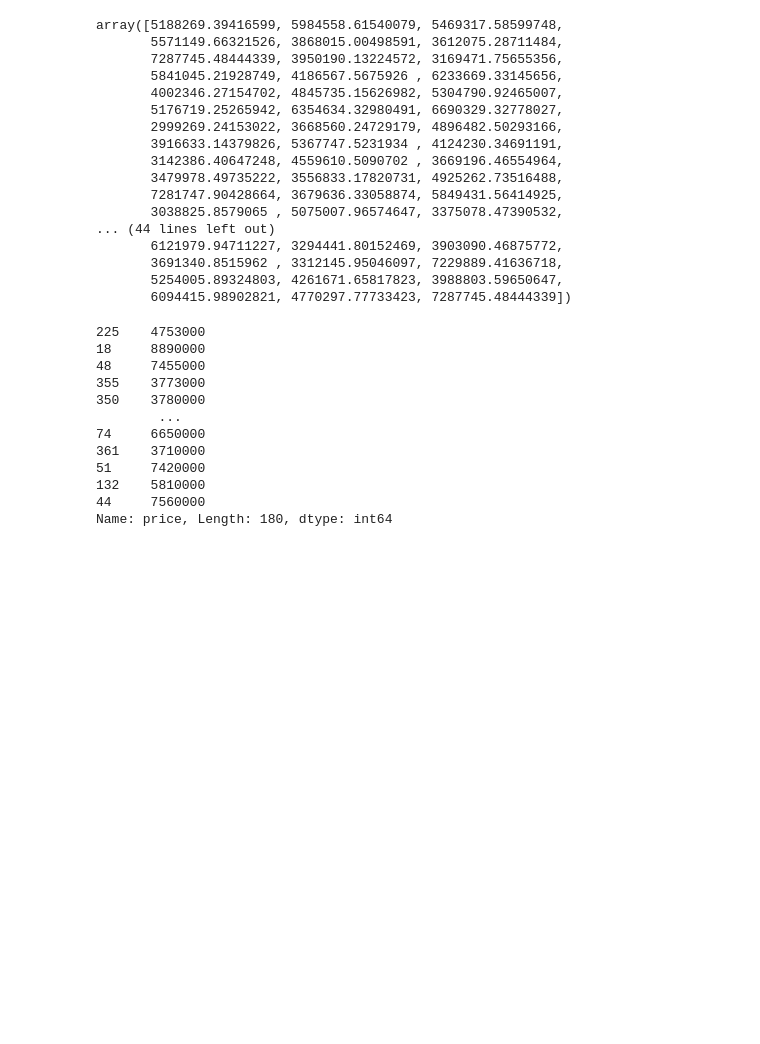
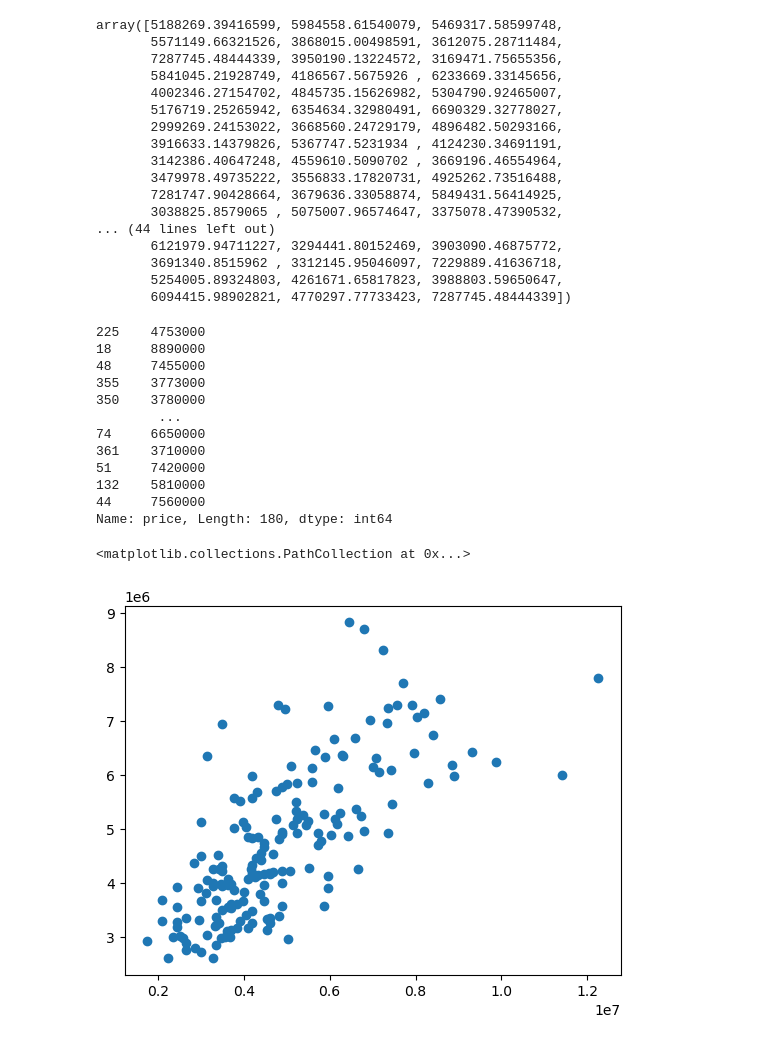
Before and after one commit to dancanyego/Linear-Regression-, a Jupyter notebook: LinearRegression.ipynb, the cells around one changed output. Cells and saved outputs as stored; diff of their text form; code cells hidden in the pictures; blank space fills up the shorter version.

Commit message:
visualizing training data against the predictions

```diff
--- a/LinearRegression.ipynb
+++ b/LinearRegression.ipynb
@@ -172,3 +172,8 @@ y_test
 132    5810000
 44     7560000
 Name: price, Length: 180, dtype: int64
+# %%
+plt.scatter(y_test,predictions)
+# %% [output]
+<matplotlib.collections.PathCollection at 0x...>
+[figure, added]
```
Also changed, not shown: parts of 1 cell of this notebook.
